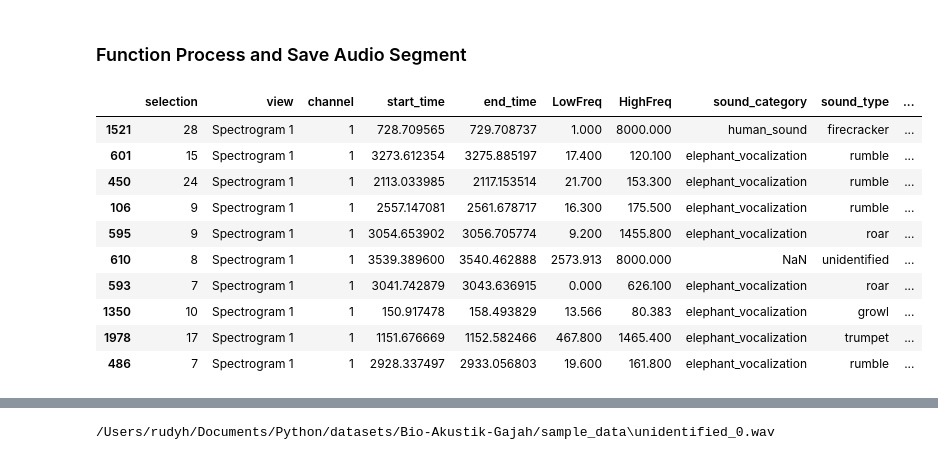
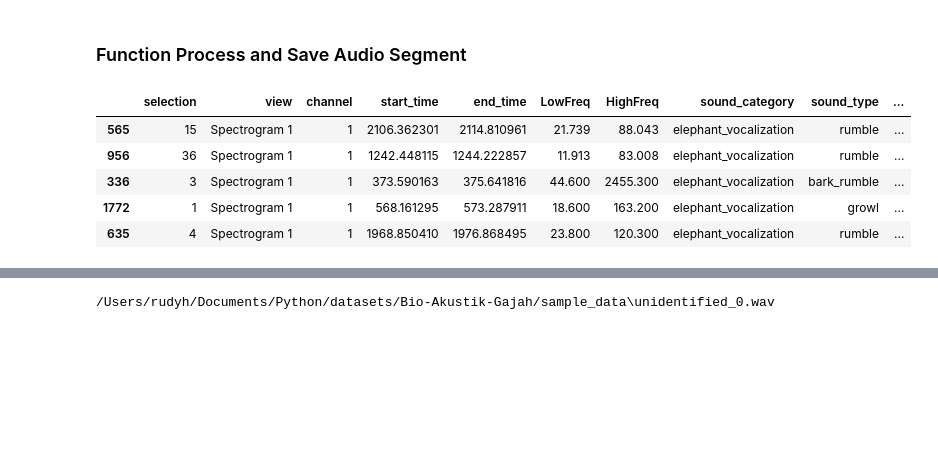
Before and after one commit to rudyhendrawn/Riset-AI-SIKGM, a Jupyter notebook: read-dataset.ipynb, the cells around one changed output, grey strips where cells are left out. Drawn from its saved outputs; the diff is of its cells as text; code cells hidden in the pictures; blank space fills up the shorter version.

```diff
--- a/read-dataset.ipynb
+++ b/read-dataset.ipynb
@@ -319,7 +319,8 @@ dtype: int64
 
 After handling the error, we can read the dataset again.
 # %%
-new_metadata = pd.read_csv('codes/Riset-AI-SIKGM/metadata.csv')
+# new_metadata = pd.read_csv('codes/Riset-AI-SIKGM/metadata.csv') # Windows
+new_metadata = pd.read_csv('/Users/rudyhendrawan/miniforge3/envs/pytorch/codes/Riset-AI-SIKGM/metadata.csv')	# Mac
 new_metadata.info()
 # %% [output]
 <class 'pandas.core.frame.DataFrame'>
@@ -442,20 +448,15 @@ def process_and_save_audio_segments(metadata_df, input_audio_dir, output_audio_d
 	output_metadata = pd.DataFrame(output_metadata)
 	return output_metadata
 # %%
-sample_data = new_metadata.sample(10)
+sample_data = new_metadata.sample(5)
 sample_data
 # %% [output]
 |  | selection | view | channel | start_time | end_time | LowFreq | HighFreq | sound_category | sound_type | ... |
-| 1521 | 28 | Spectrogram 1 | 1 | 728.709565 | 729.708737 | 1.000 | 8000.000 | human_sound | firecracker | ... |
-| 601 | 15 | Spectrogram 1 | 1 | 3273.612354 | 3275.885197 | 17.400 | 120.100 | elephant_vocalization | rumble | ... |
-| 450 | 24 | Spectrogram 1 | 1 | 2113.033985 | 2117.153514 | 21.700 | 153.300 | elephant_vocalization | rumble | ... |
-| 106 | 9 | Spectrogram 1 | 1 | 2557.147081 | 2561.678717 | 16.300 | 175.500 | elephant_vocalization | rumble | ... |
-| 595 | 9 | Spectrogram 1 | 1 | 3054.653902 | 3056.705774 | 9.200 | 1455.800 | elephant_vocalization | roar | ... |
-| 610 | 8 | Spectrogram 1 | 1 | 3539.389600 | 3540.462888 | 2573.913 | 8000.000 | NaN | unidentified | ... |
-| 593 | 7 | Spectrogram 1 | 1 | 3041.742879 | 3043.636915 | 0.000 | 626.100 | elephant_vocalization | roar | ... |
-| 1350 | 10 | Spectrogram 1 | 1 | 150.917478 | 158.493829 | 13.566 | 80.383 | elephant_vocalization | growl | ... |
-| 1978 | 17 | Spectrogram 1 | 1 | 1151.676669 | 1152.582466 | 467.800 | 1465.400 | elephant_vocalization | trumpet | ... |
-| 486 | 7 | Spectrogram 1 | 1 | 2928.337497 | 2933.056803 | 19.600 | 161.800 | elephant_vocalization | rumble | ... |
+| 565 | 15 | Spectrogram 1 | 1 | 2106.362301 | 2114.810961 | 21.739 | 88.043 | elephant_vocalization | rumble | ... |
+| 956 | 36 | Spectrogram 1 | 1 | 1242.448115 | 1244.222857 | 11.913 | 83.008 | elephant_vocalization | rumble | ... |
+| 336 | 3 | Spectrogram 1 | 1 | 373.590163 | 375.641816 | 44.600 | 2455.300 | elephant_vocalization | bark_rumble | ... |
+| 1772 | 1 | Spectrogram 1 | 1 | 568.161295 | 573.287911 | 18.600 | 163.200 | elephant_vocalization | growl | ... |
+| 635 | 4 | Spectrogram 1 | 1 | 1968.850410 | 1976.868495 | 23.800 | 120.300 | elephant_vocalization | rumble | ... |
 # %%
 output_sample_data = process_and_save_audio_segments(
 	metadata_df=sample_data,
```
Also changed, not shown: parts of 3 cells of this notebook, 1 other file.
